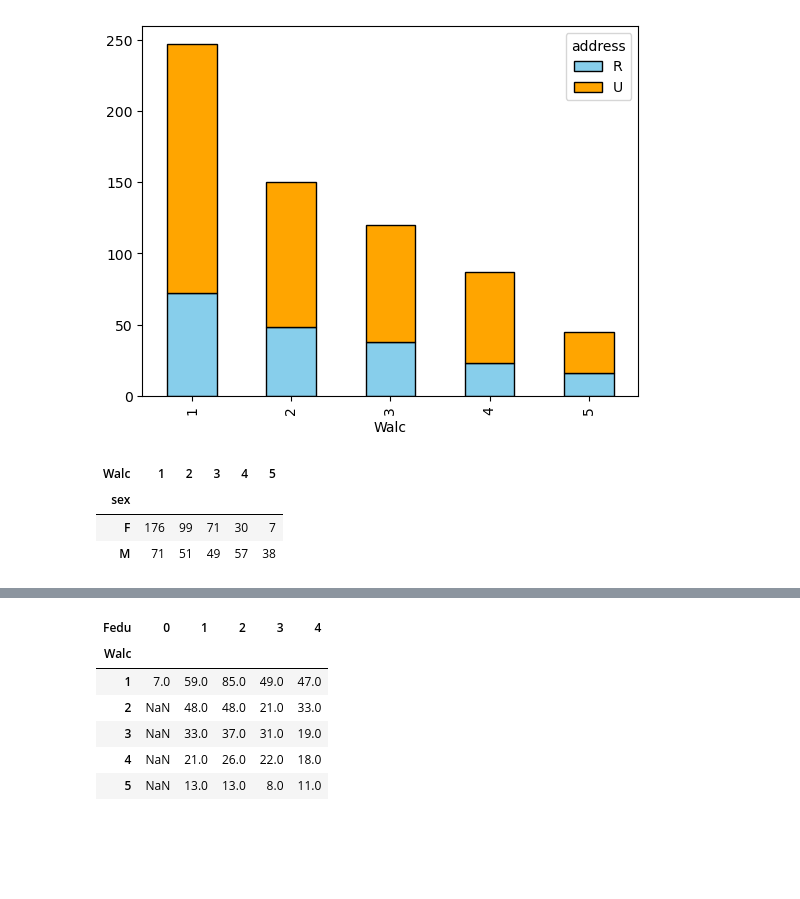
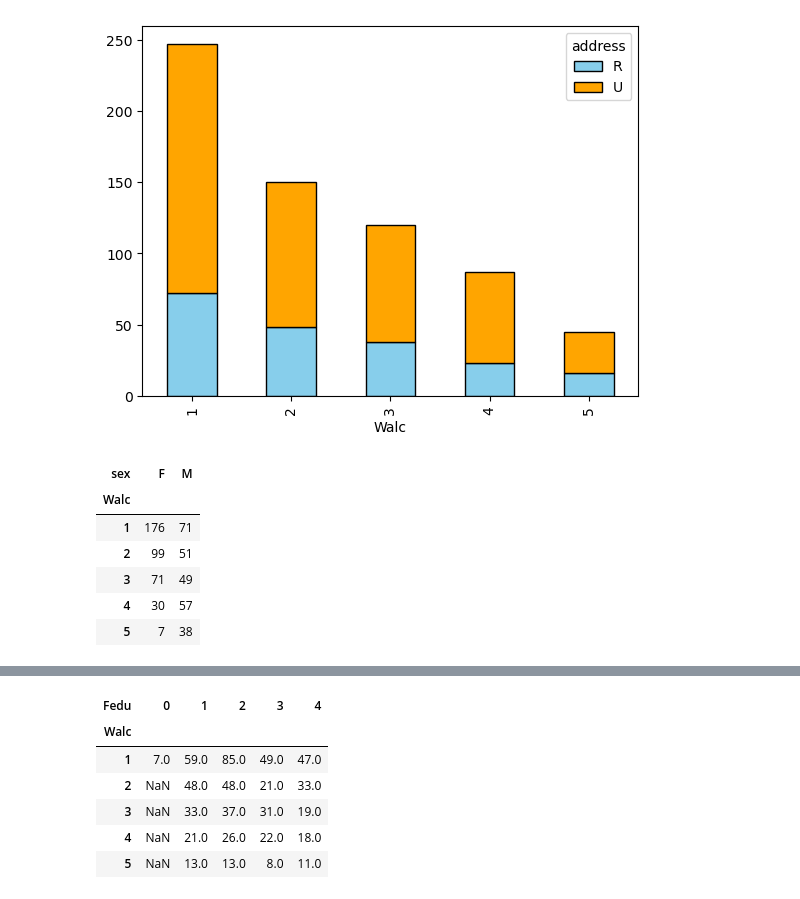
Before and after one commit to SantanaAndres/High-School-Alcoholism-and-Academic-Performance-data-analysis, a Jupyter notebook: main.ipynb, the cells around one changed output, grey strips where cells are left out. Saved outputs shown, nothing was run; the diff lists cells and outputs as text; code cells hidden in the pictures; blank space fills up the shorter version.

```diff
--- a/main.ipynb
+++ b/main.ipynb
@@ -169,10 +169,14 @@ result_df.plot(kind='bar', stacked=True, color=['skyblue', 'orange'], edgecolor=
 <Axes: xlabel='Walc'>
 [figure]
 # %%
-result_df = data.groupby("sex")["Walc"].value_counts().unstack()
+result_df = data.groupby("Walc")["sex"].value_counts().unstack()
+result_df = result_df
 result_df
 # %% [output]
-| Walc | 1 | 2 | 3 | 4 | 5 |
-| sex |  |  |  |  |  |
-| F | 176 | 99 | 71 | 30 | 7 |
-| M | 71 | 51 | 49 | 57 | 38 |
+| sex | F | M |
+| Walc |  |  |
+| 1 | 176 | 71 |
+| 2 | 99 | 51 |
+| 3 | 71 | 49 |
+| 4 | 30 | 57 |
+| 5 | 7 | 38 |
```
Also changed, not shown: parts of 4 cells of this notebook.
